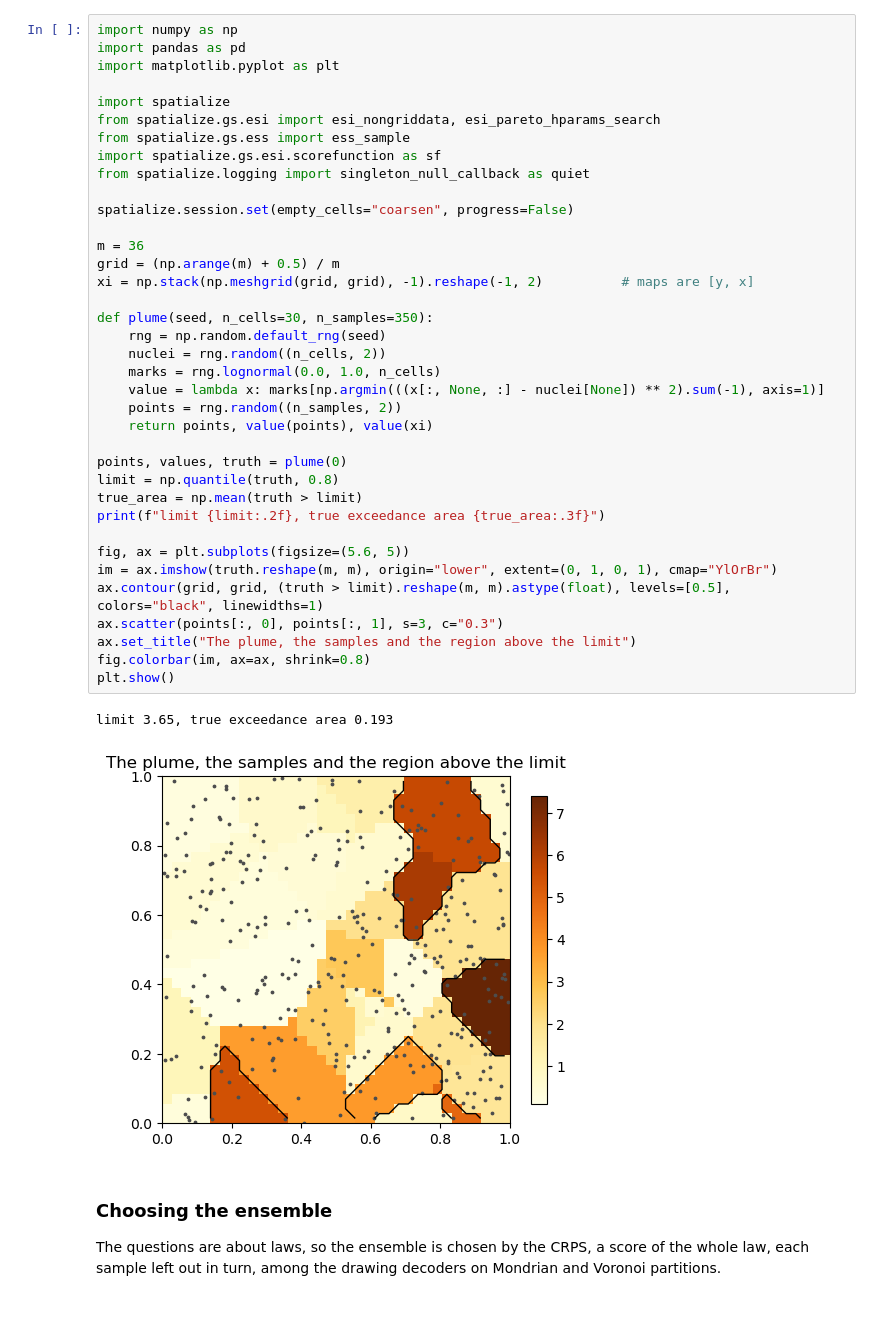
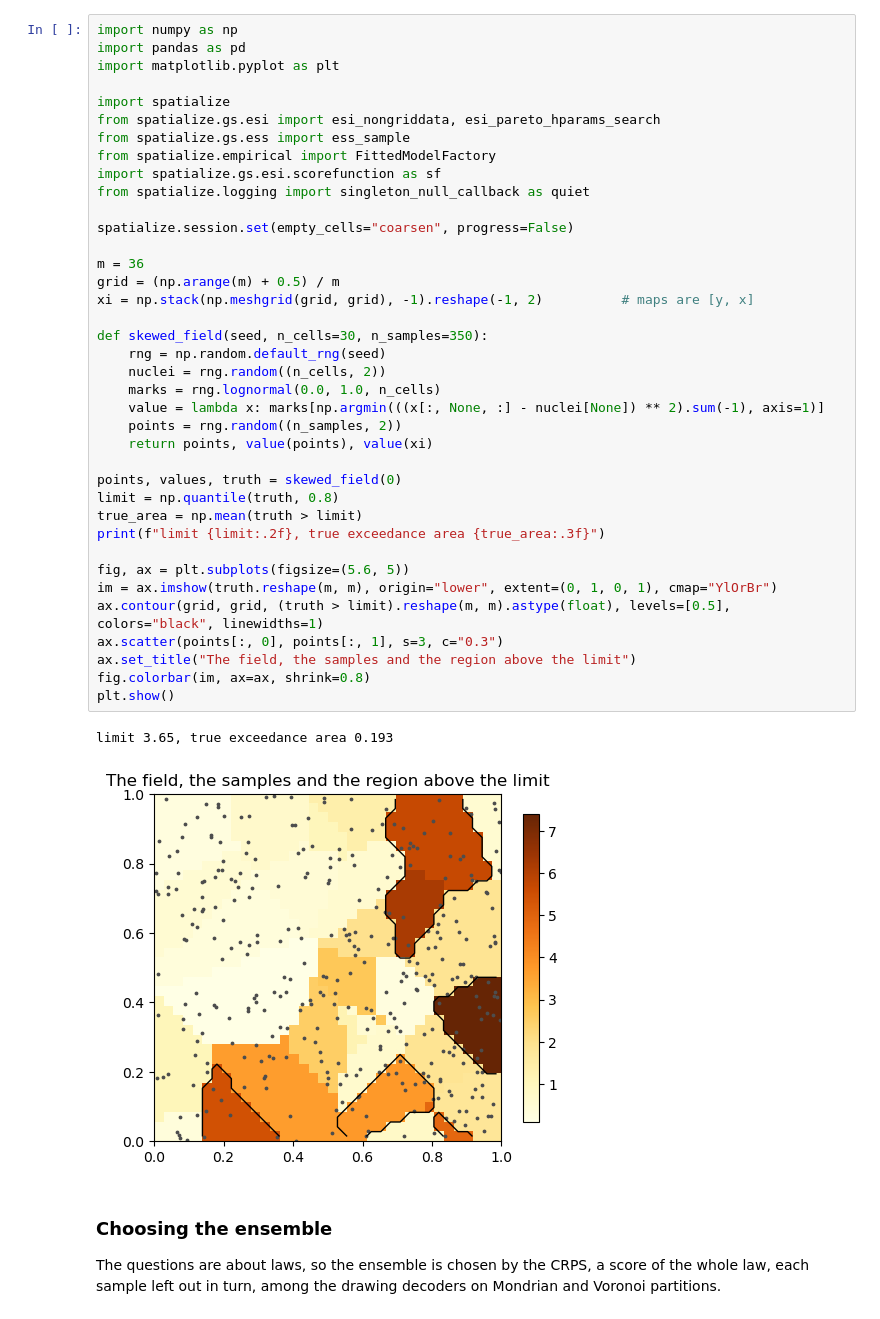
Before and after one commit to alges/spatialize-examples, a Jupyter notebook: examples/05_situations/16_exceedance_areas.ipynb, the cells around one changed output. Cells and saved outputs as stored; diff of their text form.

Commit message:
Notebooks 11, 16, 17 for a general audience; 17 becomes Summaries over regions

```diff
--- a/examples/05_situations/16_exceedance_areas.ipynb
+++ b/examples/05_situations/16_exceedance_areas.ipynb
@@ -48,38 +48,39 @@ import matplotlib.pyplot as plt
 import spatialize
 from spatialize.gs.esi import esi_nongriddata, esi_pareto_hparams_search
 from spatialize.gs.ess import ess_sample
+from spatialize.empirical import FittedModelFactory
 import spatialize.gs.esi.scorefunction as sf
 from spatialize.logging import singleton_null_callback as quiet
 
 spatialize.session.set(empty_cells="coarsen", progress=False)
 
 m = 36
 grid = (np.arange(m) + 0.5) / m
 xi = np.stack(np.meshgrid(grid, grid), -1).reshape(-1, 2)          # maps are [y, x]
 
-def plume(seed, n_cells=30, n_samples=350):
+def skewed_field(seed, n_cells=30, n_samples=350):
     rng = np.random.default_rng(seed)
     nuclei = rng.random((n_cells, 2))
     marks = rng.lognormal(0.0, 1.0, n_cells)
     value = lambda x: marks[np.argmin(((x[:, None, :] - nuclei[None]) ** 2).sum(-1), axis=1)]
     points = rng.random((n_samples, 2))
     return points, value(points), value(xi)
 
-points, values, truth = plume(0)
+points, values, truth = skewed_field(0)
 limit = np.quantile(truth, 0.8)
 true_area = np.mean(truth > limit)
 print(f"limit {limit:.2f}, true exceedance area {true_area:.3f}")
 
 fig, ax = plt.subplots(figsize=(5.6, 5))
 im = ax.imshow(truth.reshape(m, m), origin="lower", extent=(0, 1, 0, 1), cmap="YlOrBr")
 ax.contour(grid, grid, (truth > limit).reshape(m, m).astype(float), levels=[0.5], colors="black", linewidths=1)
 ax.scatter(points[:, 0], points[:, 1], s=3, c="0.3")
-ax.set_title("The plume, the samples and the region above the limit")
+ax.set_title("The field, the samples and the region above the limit")
 fig.colorbar(im, ax=ax, shrink=0.8)
 plt.show()
 # %% [output]
 limit 3.65, true exceedance area 0.193
-[figure, old version]
+[figure, new version]
 # %% [markdown]
 ### Choosing the ensemble
 
```
Also changed, not shown: parts of 14 cells of this notebook, 4 other files.
